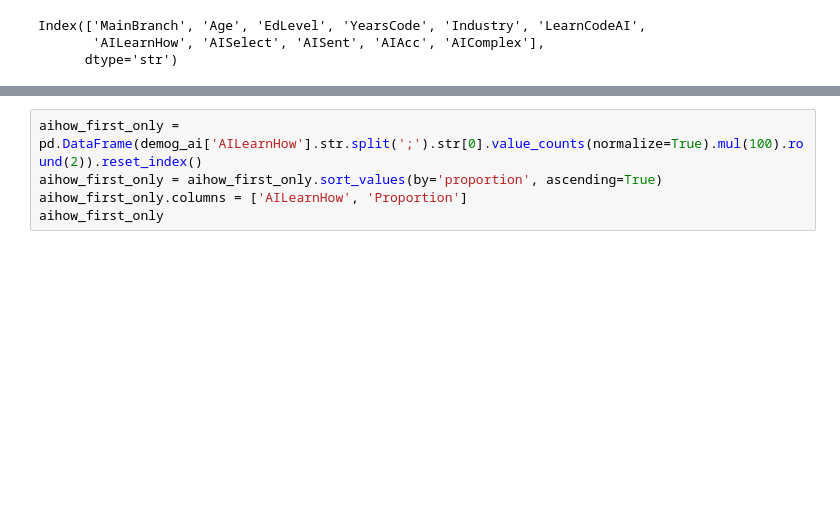
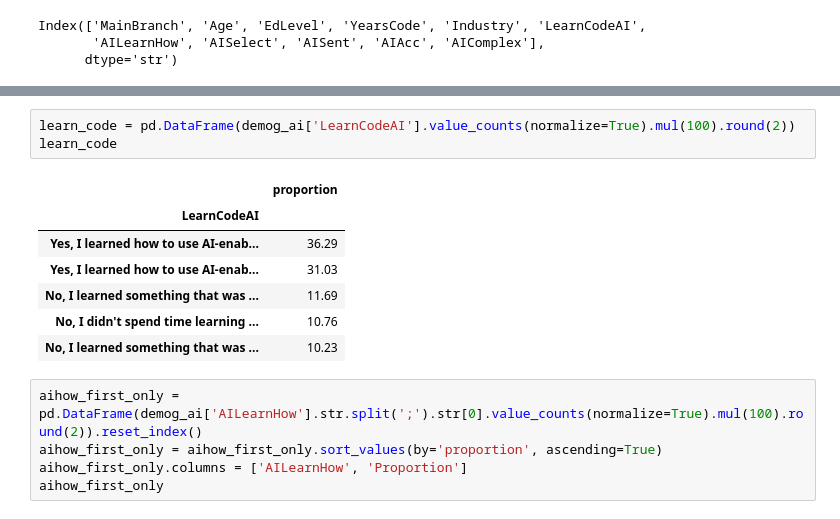
Before and after one commit to huyqng1412/IT680_Effectiveness-of-AI-in-CS, a Jupyter notebook: ai_cs_analysis.ipynb, the cells around one changed output, grey strips where cells are left out. Cells and saved outputs as stored; diff of their text form; blank space fills up the shorter version.

```diff
--- a/ai_cs_analysis.ipynb
+++ b/ai_cs_analysis.ipynb
@@ -186,3 +247,14 @@ dtype: int64
+# %%
+learn_code = pd.DataFrame(demog_ai['LearnCodeAI'].value_counts(normalize=True).mul(100).round(2))
+learn_code
+# %% [output]
+|  | proportion |
+| LearnCodeAI |  |
+| Yes, I learned how to use AI-enab... | 36.29 |
+| Yes, I learned how to use AI-enab... | 31.03 |
+| No, I learned something that was ... | 11.69 |
+| No, I didn't spend time learning ... | 10.76 |
+| No, I learned something that was ... | 10.23 |
 # %%
 aihow_first_only = pd.DataFrame(demog_ai['AILearnHow'].str.split(';').str[0].value_counts(normalize=True).mul(100).round(2)).reset_index()
 aihow_first_only = aihow_first_only.sort_values(by='proportion', ascending=True)
```
Also changed, not shown: parts of 8 cells of this notebook.
